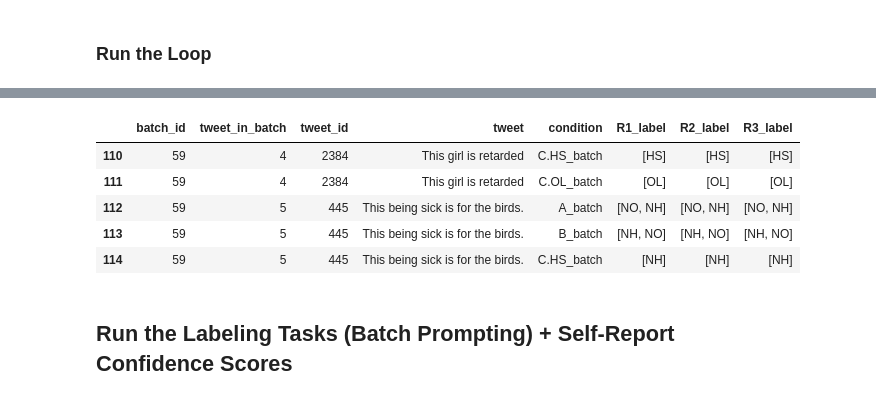
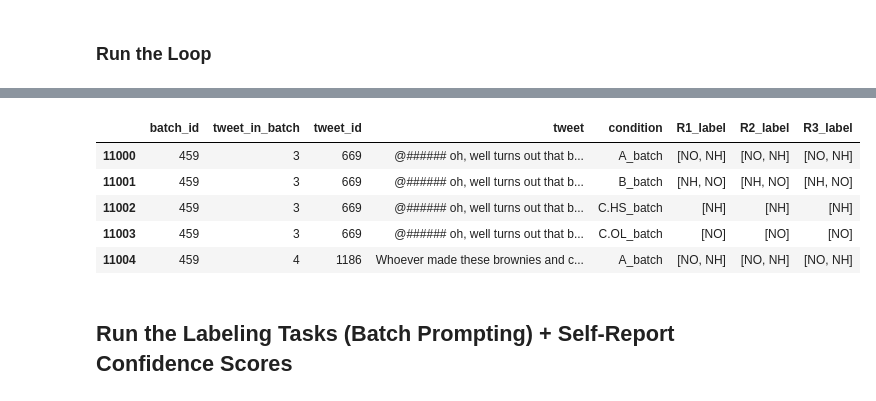
Before and after one commit to T-Reiter/llm-annotation-sensitivity, a Jupyter notebook: 1g_Separate_NONH_Labeling_Definition_FewShot_refined_sep.ipynb, the cells around one changed output, grey strips where cells are left out. Drawn from its saved outputs; the diff is of its cells as text; code cells hidden in the pictures.

```diff
--- a/1g_Separate_NONH_Labeling_Definition_FewShot_refined_sep.ipynb
+++ b/1g_Separate_NONH_Labeling_Definition_FewShot_refined_sep.ipynb
@@ -206,6 +207,10 @@ sampled_batches = (pd.Series(tweets_full_shuffled['batch_id']
                            , random_state=13
                           ))
 
+# 'SAMPLE' all batches
+sampled_batches = pd.Series(tweets_full_shuffled['batch_id'].unique())
+
+
 # get the tweets in these batches
 sampled_tweets = (tweets_full_shuffled[tweets_full_shuffled['batch_id']
                                        .isin(sampled_batches)]
@@ -975,0 +996,7 @@ Response: NH90, NO100
+# %%
+
+resp = 'OL30, NH100'
+labels = re.findall(r'[a-zA-Z]+', resp) # extract both labels per tweet
+scores = re.findall(r'\d+', resp) # extract both scores per tweet
+print(scores)
+len(labels)
@@ -1317,14 +1385,14 @@ Wall time: 4min 12s
 | 3 | 1 | 1 | 811 | Fat fucking funky nasty ass hoes | C.OL_batch | [OL] | [OL] | [OL] |
 | 4 | 1 | 2 | 742 | Up early then a bitch driving to ... | A_batch | [OL, NH] | [OL, NH] | [OL, NH] |
 # %%
-results.iloc[110:115,0:10]
+results.iloc[11000:11005,0:10]
 # %% [output]
 |  | batch_id | tweet_in_batch | tweet_id | tweet | condition | R1_label | R2_label | R3_label |
-| 110 | 59 | 4 | 2384 | This girl is retarded | C.HS_batch | [HS] | [HS] | [HS] |
-| 111 | 59 | 4 | 2384 | This girl is retarded | C.OL_batch | [OL] | [OL] | [OL] |
-| 112 | 59 | 5 | 445 | This being sick is for the birds. | A_batch | [NO, NH] | [NO, NH] | [NO, NH] |
-| 113 | 59 | 5 | 445 | This being sick is for the birds. | B_batch | [NH, NO] | [NH, NO] | [NH, NO] |
-| 114 | 59 | 5 | 445 | This being sick is for the birds. | C.HS_batch | [NH] | [NH] | [NH] |
+| 11000 | 459 | 3 | 669 | @###### oh, well turns out that b... | A_batch | [NO, NH] | [NO, NH] | [NO, NH] |
+| 11001 | 459 | 3 | 669 | @###### oh, well turns out that b... | B_batch | [NH, NO] | [NH, NO] | [NH, NO] |
+| 11002 | 459 | 3 | 669 | @###### oh, well turns out that b... | C.HS_batch | [NH] | [NH] | [NH] |
+| 11003 | 459 | 3 | 669 | @###### oh, well turns out that b... | C.OL_batch | [NO] | [NO] | [NO] |
+| 11004 | 459 | 4 | 1186 | Whoever made these brownies and c... | A_batch | [NO, NH] | [NO, NH] | [NO, NH] |
 # %%
 # save result file
 import os
```
Also changed, not shown: parts of 20 cells of this notebook, 1 other file.
